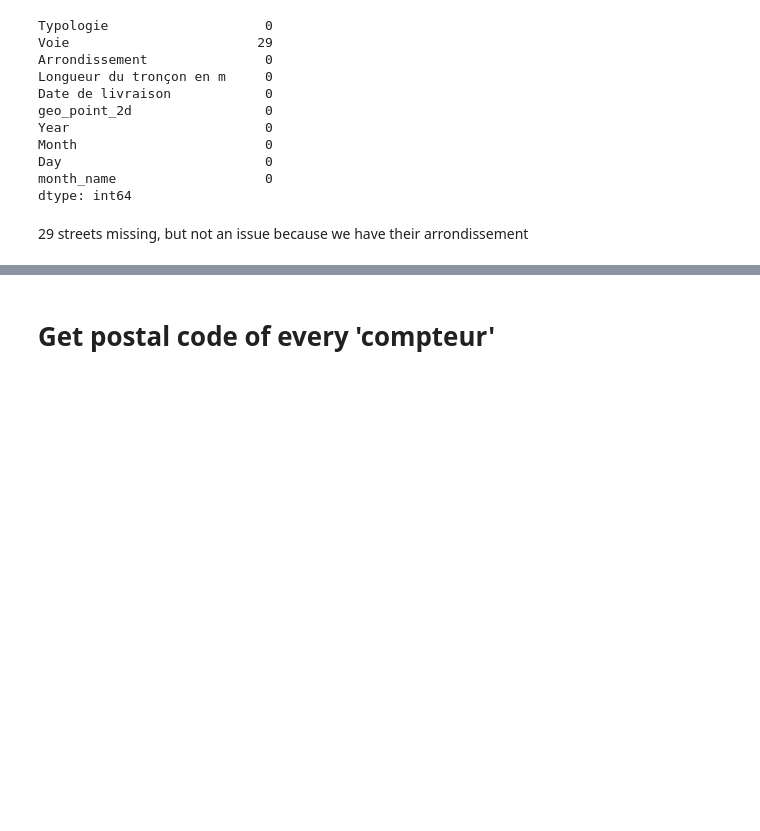
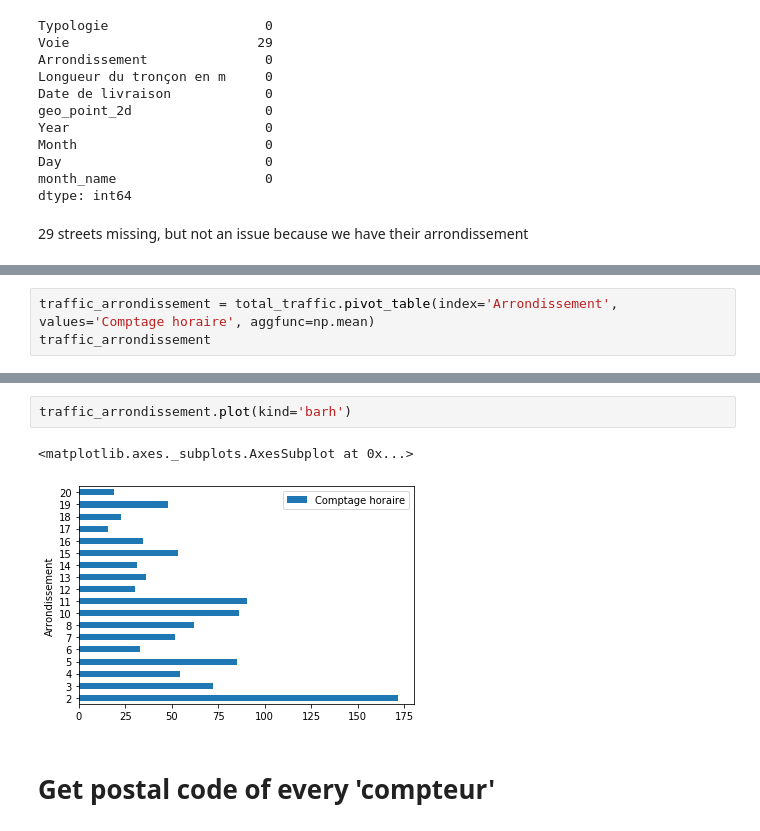
Before and after one commit to tmcdonald92/Bike-Traffic-In-Paris, a Jupyter notebook: Bycicles in Paris.ipynb, the cells around one changed output, grey strips where cells are left out. Cells and saved outputs as stored; diff of their text form; blank space fills up the shorter version.

```diff
--- a/Bycicles in Paris.ipynb
+++ b/Bycicles in Paris.ipynb
@@ -236,0 +335,3 @@ dtype: int64
+# %%
+traffic_arrondissement = total_traffic.pivot_table(index='Arrondissement', values='Comptage horaire', aggfunc=np.mean)
+traffic_arrondissement
@@ -237,3 +357,8 @@ dtype: int64
+# %%
+traffic_arrondissement.plot(kind='barh')
+# %% [output]
+<matplotlib.axes._subplots.AxesSubplot at 0x...>
+[figure, added]
 # %% [markdown]
 # Get postal code of every 'compteur'
 # %%
```
Also changed, not shown: parts of 26 cells of this notebook.
